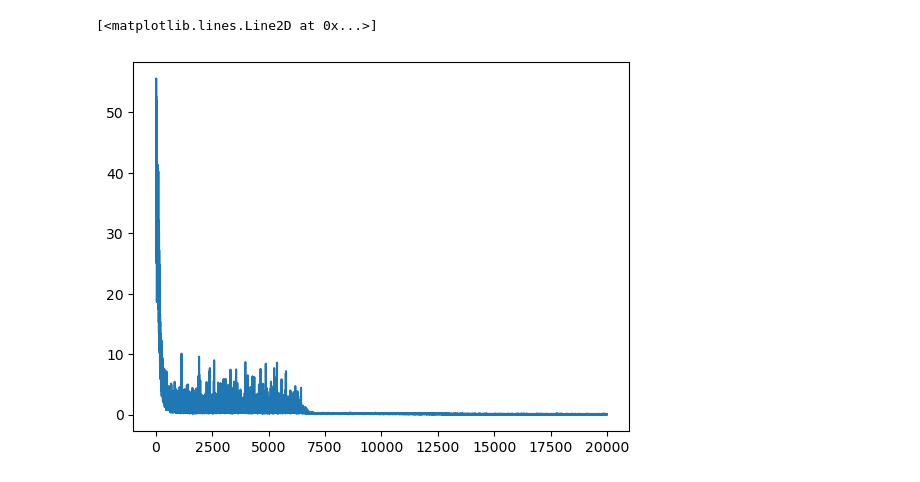
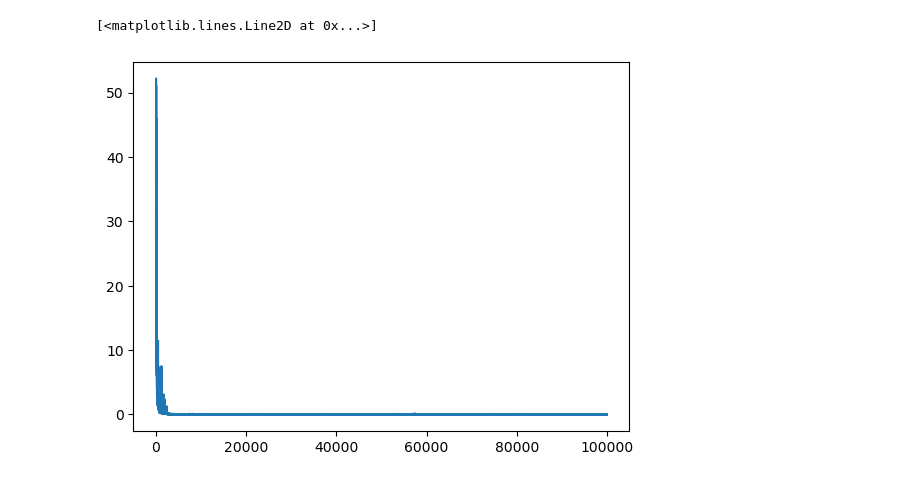
Before and after one commit to Pablo-Pomares/GradientTape, a Jupyter notebook: ODEsolver.ipynb, the cells around one changed output. Drawn from its saved outputs; the diff is of its cells as text; code cells hidden in the pictures.

```diff
--- a/ODEsolver.ipynb
+++ b/ODEsolver.ipynb
@@ -72,11 +72,11 @@ _________________________________________________________________
 # %%
 model.compile(optimizer=RMSprop(),metrics=['loss'])
 
 x=tf.linspace(-5, 5, 100)
-history = model.fit(x,epochs=20000,verbose=0)
+history = model.fit(x,epochs=100000,verbose=0)
 plt.plot(history.history["loss"])
 # %% [output]
 [<matplotlib.lines.Line2D at 0x...>]
-[figure, old version]
+[figure, new version]
 # %%
 def sola(x):
```
Also changed, not shown: parts of 6 cells of this notebook, 1 other file.
